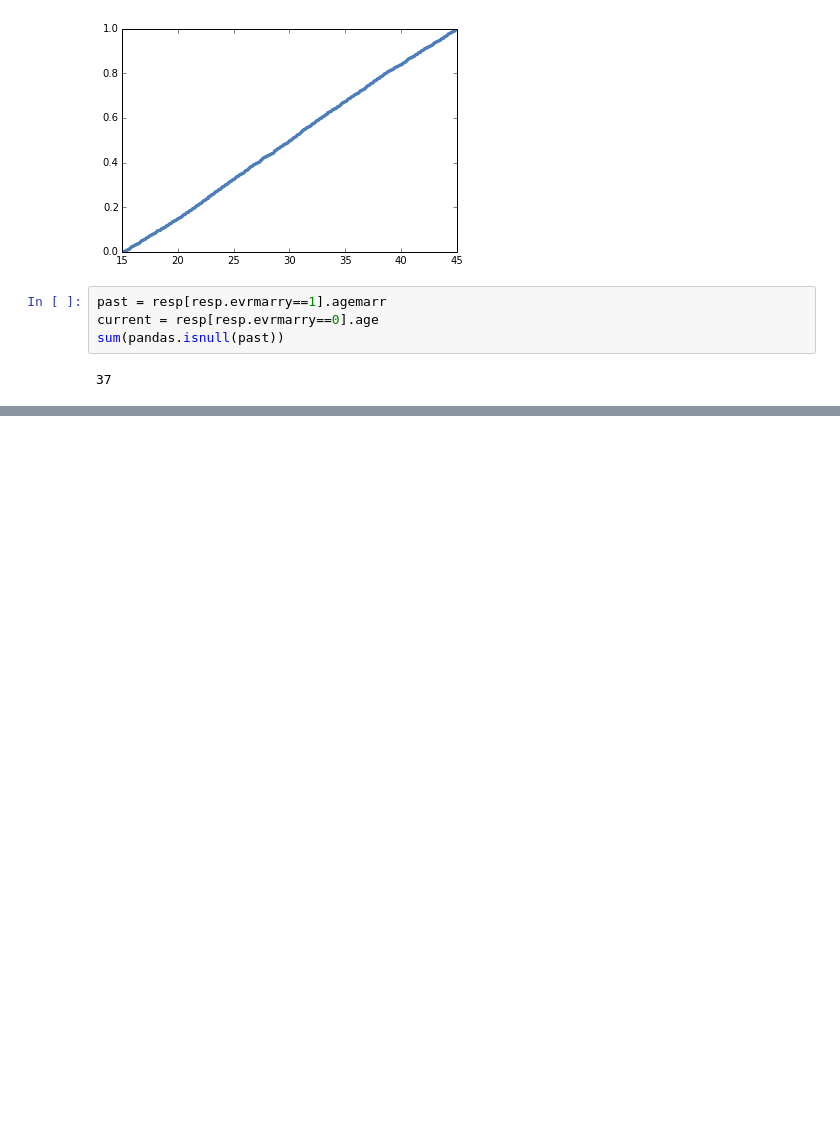
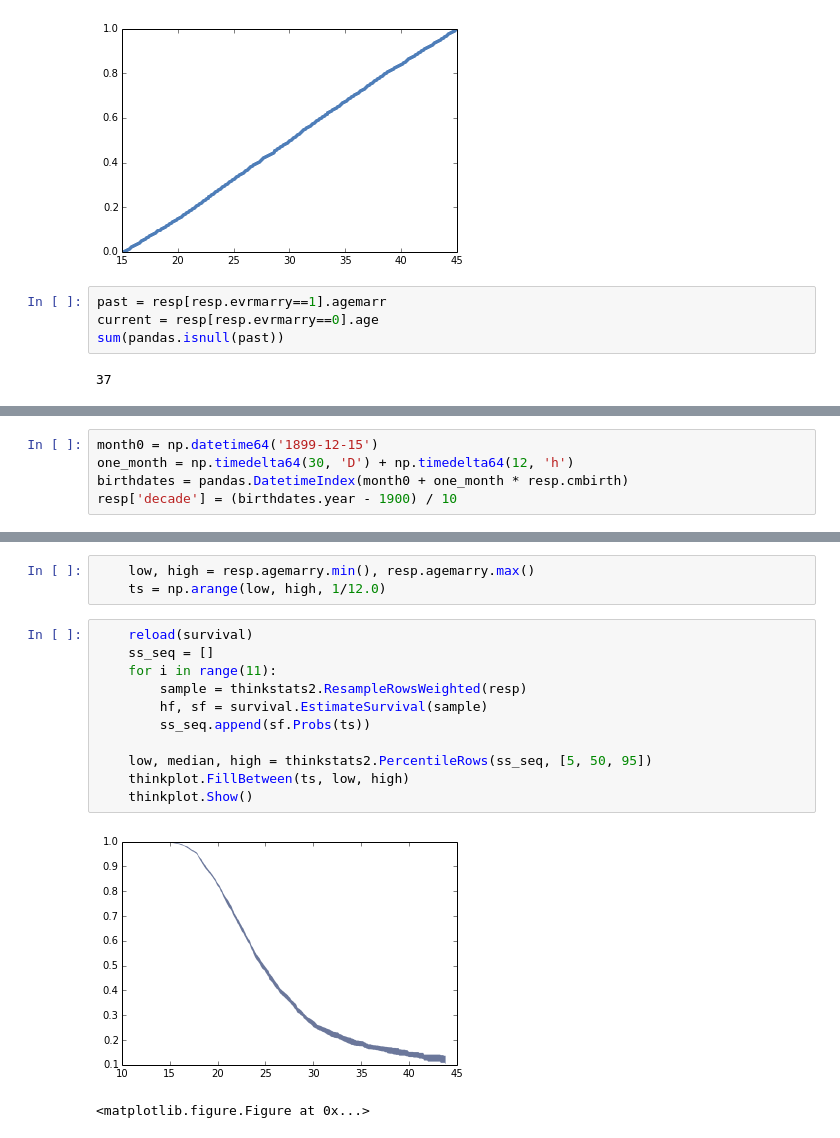
Before and after one commit to AllenDowney/ThinkStats2, a Jupyter notebook: code/chap13.ipynb, the cells around one changed output, grey strips where cells are left out. Cells and saved outputs as stored; diff of their text form; blank space fills up the shorter version.

```diff
--- a/code/chap13.ipynb
+++ b/code/chap13.ipynb
@@ -95,0 +105,5 @@ thinkplot.Show()
+# %%
+month0 = np.datetime64('1899-12-15')
+one_month = np.timedelta64(30, 'D') + np.timedelta64(12, 'h')
+birthdates = pandas.DatetimeIndex(month0 + one_month * resp.cmbirth)
+resp['decade'] = (birthdates.year - 1900) / 10
@@ -95,0 +120,17 @@ thinkplot.Show()
+# %%
+    low, high = resp.agemarry.min(), resp.agemarry.max()
+    ts = np.arange(low, high, 1/12.0)
+# %%
+    reload(survival)
+    ss_seq = []
+    for i in range(11):
+        sample = thinkstats2.ResampleRowsWeighted(resp)
+        hf, sf = survival.EstimateSurvival(sample)
+        ss_seq.append(sf.Probs(ts))
+
+    low, median, high = thinkstats2.PercentileRows(ss_seq, [5, 50, 95])
+    thinkplot.FillBetween(ts, low, high)
+    thinkplot.Show()
+# %% [output]
+[figure, added]
+<matplotlib.figure.Figure at 0x...>
```
Also changed, not shown: parts of 43 cells of this notebook, 2 other files.
